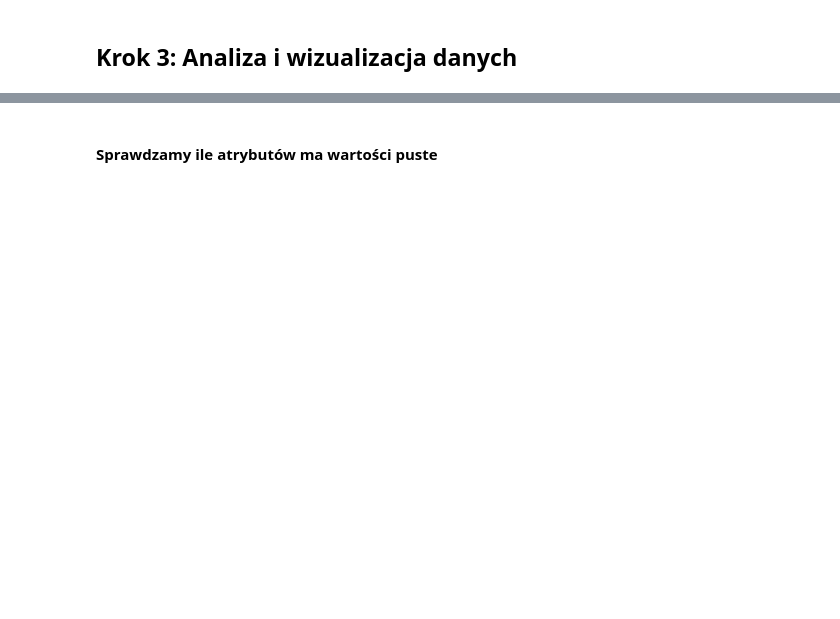
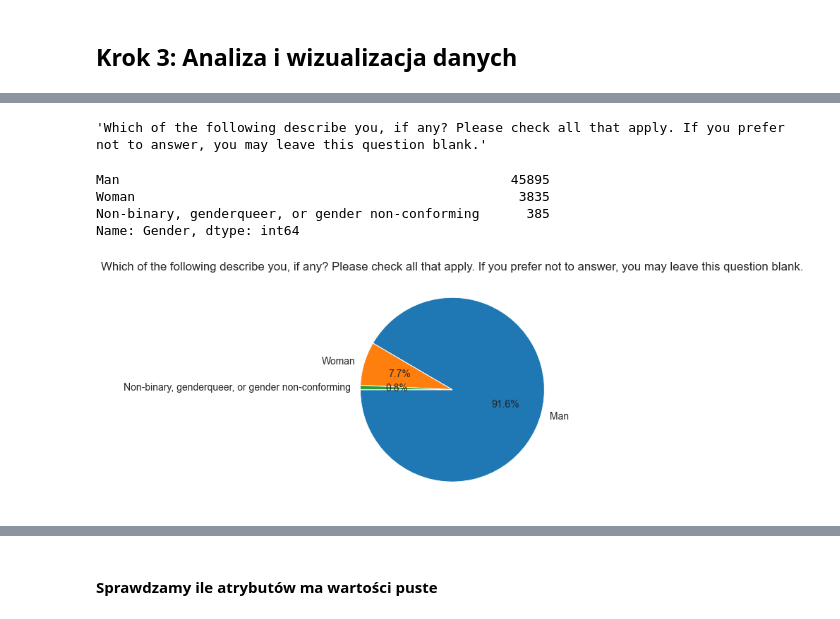
Before and after one commit to Tahimari/siwb_lab_4, a Jupyter notebook: stackoverflow_survey_data_analysis.ipynb, the cells around one changed output, grey strips where cells are left out. Saved outputs shown, nothing was run; the diff lists cells and outputs as text; code cells hidden in the pictures; blank space fills up the shorter version.

```diff
--- a/stackoverflow_survey_data_analysis.ipynb
+++ b/stackoverflow_survey_data_analysis.ipynb
@@ -324,0 +390,18 @@ data.sample(10)
+# %%
+schema['Gender']
+# %% [output]
+'Which of the following describe you, if any? Please check all that apply. If you prefer not to answer, you may leave this question blank.'
+# %%
+gender_counts = data['Gender'].value_counts()
+gender_counts
+# %% [output]
+Man                                                  45895
+Woman                                                 3835
+Non-binary, genderqueer, or gender non-conforming      385
+Name: Gender, dtype: int64
+# %%
+plt.figure(figsize=(12,6))
+plt.title(schema.Gender)
+plt.pie(gender_counts, labels=gender_counts.index, autopct='%1.1f%%', startangle=180);
+# %% [output]
+[figure, added]
```
Also changed, not shown: parts of 29 cells of this notebook.
